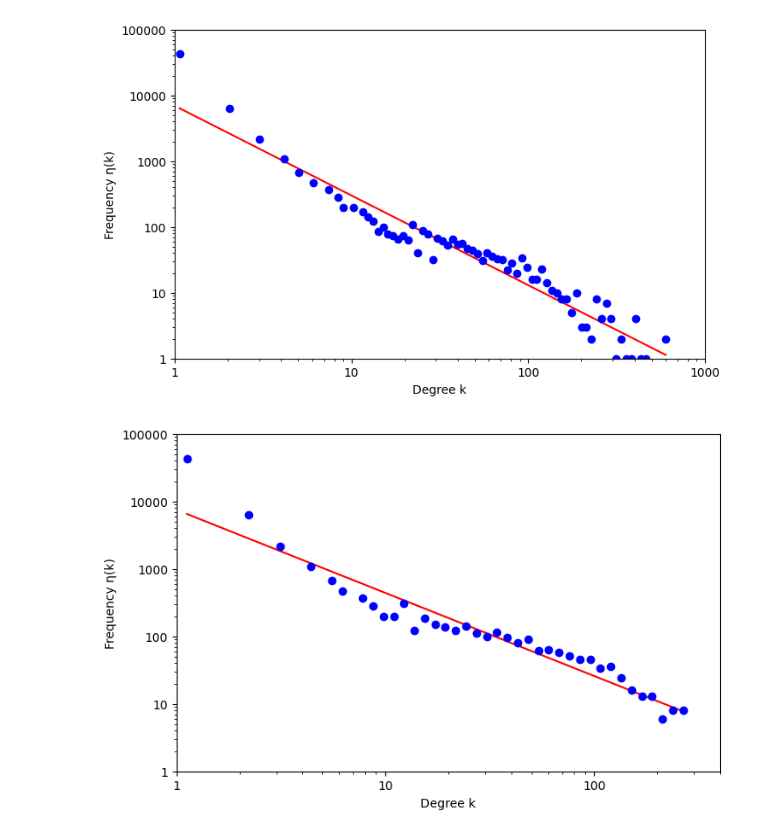
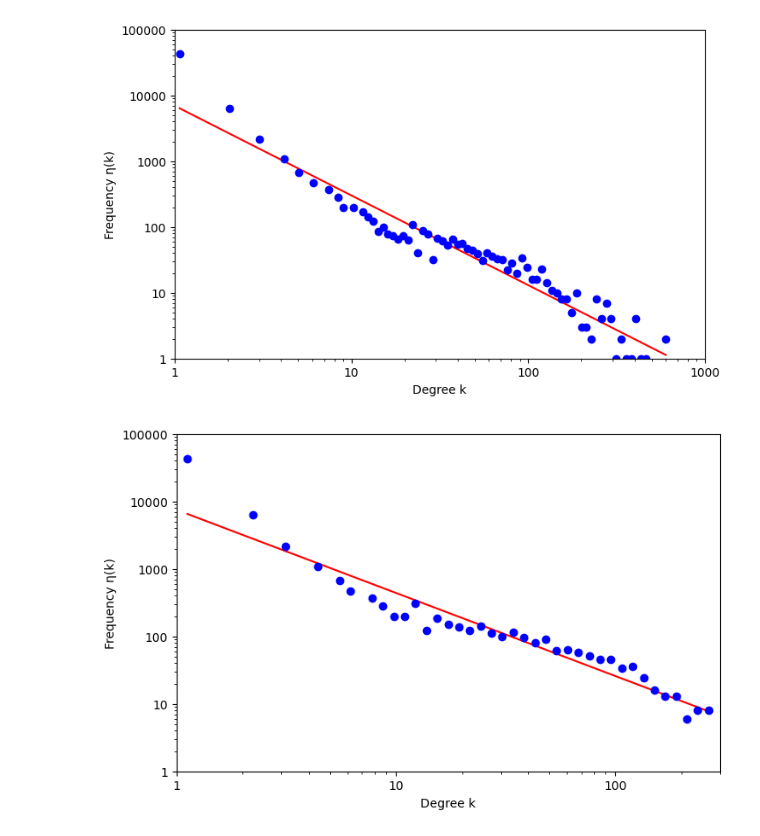
Before and after one commit to jack-margeson/email-topology, a Jupyter notebook: email-topology.ipynb, the cells around one changed output. Saved outputs shown, nothing was run; the diff lists cells and outputs as text; code cells hidden in the pictures.

```diff
--- a/email-topology.ipynb
+++ b/email-topology.ipynb
@@ -101,32 +101,32 @@ degree_hist, degrees = np.histogram(list(degrees.values()), bins=bins)
 # Filter out zero values before performing the logarithmic transformation.
 # This removes any bins that contain no value.
 non_zero_mask = degree_hist != 0
 degree_hist = degree_hist[non_zero_mask]
 degrees = degrees[1:][non_zero_mask]
 
 # Fit a line to the data using numpy.polyfit.
 # Use a degree of 1 for a linear fit.
 slope, intercept = np.polyfit(np.log10(degrees), np.log10(degree_hist), 1)
 # Create the best-fit line using the slope and intercept.
 best_fit_line = lambda x: 10**(intercept) * x**slope
 # Plot the best-fit line.
 ax.loglog(degrees, best_fit_line(degrees), 'r-')
 
 # Plot the double log plot.
 ax.loglog(degrees, degree_hist, "bo")
 
 # Set the x-axis and y-axis tick formatters to display full labels.
 ax.xaxis.set_major_formatter(ticker.ScalarFormatter(useMathText=False, useOffset=False))
 ax.yaxis.set_major_formatter(ticker.ScalarFormatter(useMathText=False, useOffset=False))
 
 # Add graph formatting.
-plt.xlim(1,400)
+plt.xlim(1,300)
 plt.ylim(1,100000)
 
 plt.xlabel('Degree k')
 plt.ylabel('Frequency η(k)')
 
 # Show graph.
 plt.show()
 # %% [output]
-[figure, old version]
+[figure, new version]
```
